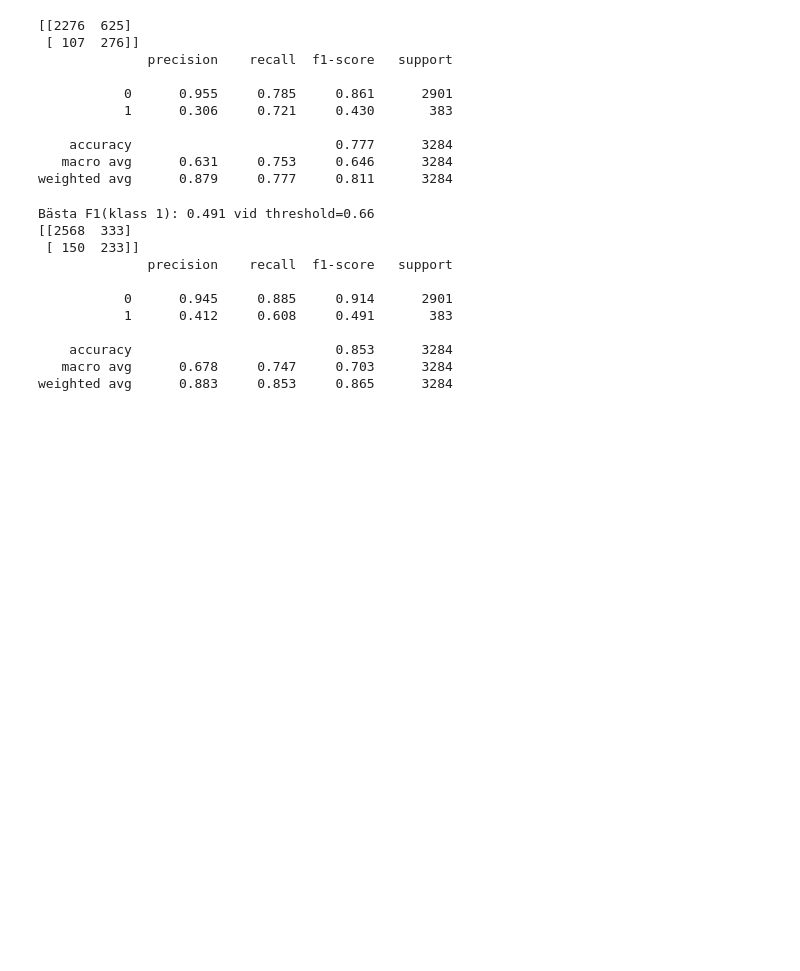
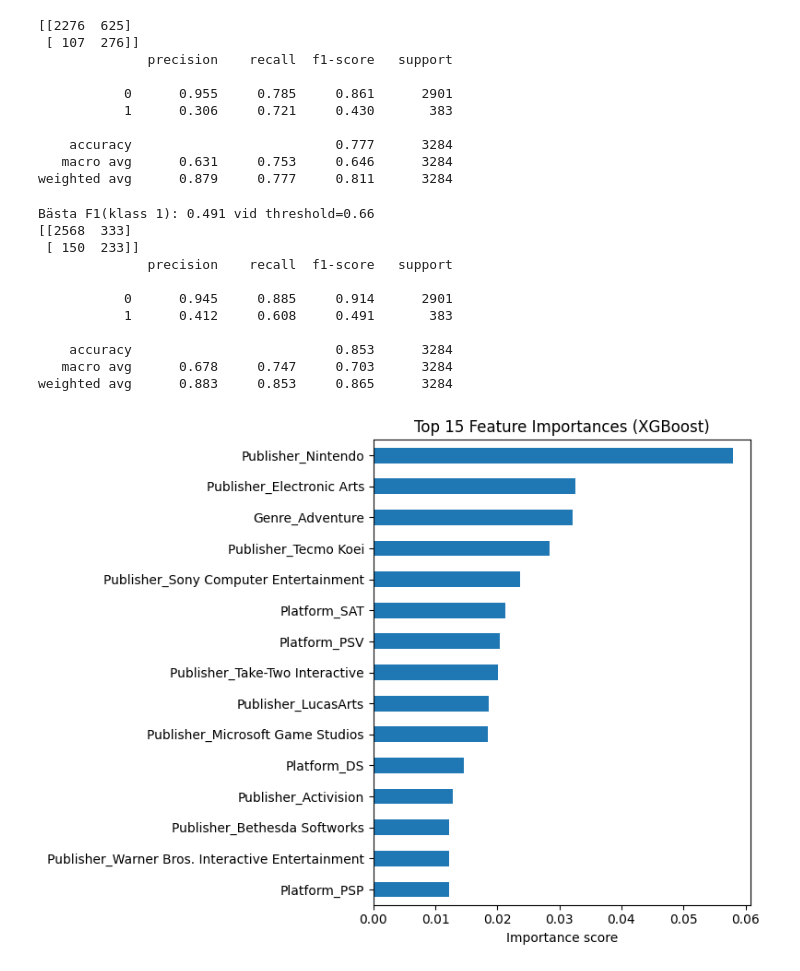
Before and after one commit to AndicBurak/Video-game-sales, a Jupyter notebook: gamesales.ipynb, the cells around one changed output. Cells and saved outputs as stored; diff of their text form; code cells hidden in the pictures; blank space fills up the shorter version.

Commit message:
Updated readme and new feature importance conclusions including two new graphs

```diff
--- a/gamesales.ipynb
+++ b/gamesales.ipynb
@@ -309,3 +309,17 @@ Bästa F1(klass 1): 0.491 vid threshold=0.66
     accuracy                          0.853      3284
    macro avg      0.678     0.747     0.703      3284
 weighted avg      0.883     0.853     0.865      3284
+# %%
+# Feature importance
+
+importances = pd.Series(xgb_bal.feature_importances_, index=X_train.columns)
+topk = importances.sort_values(ascending=False).head(15)
+
+plt.figure(figsize=(8,6))
+topk.sort_values().plot(kind='barh')
+plt.title("Top 15 Feature Importances (XGBoost)")
+plt.xlabel("Importance score")
+plt.tight_layout()
+plt.show()
+# %% [output]
+[figure, added]
```
Also changed, not shown: parts of 2 cells of this notebook, 1 other file.
